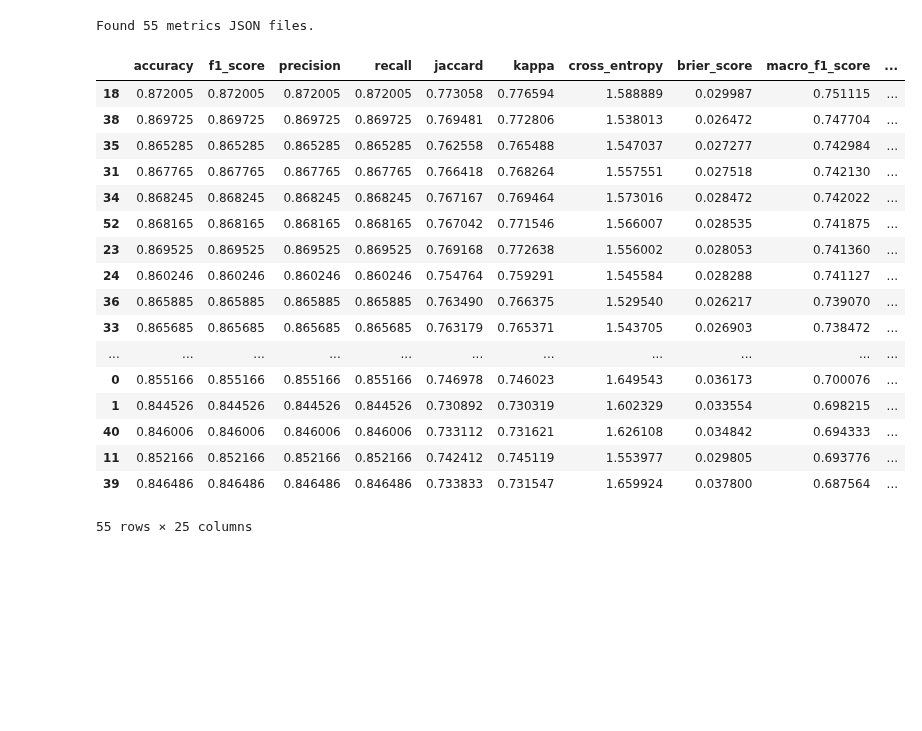
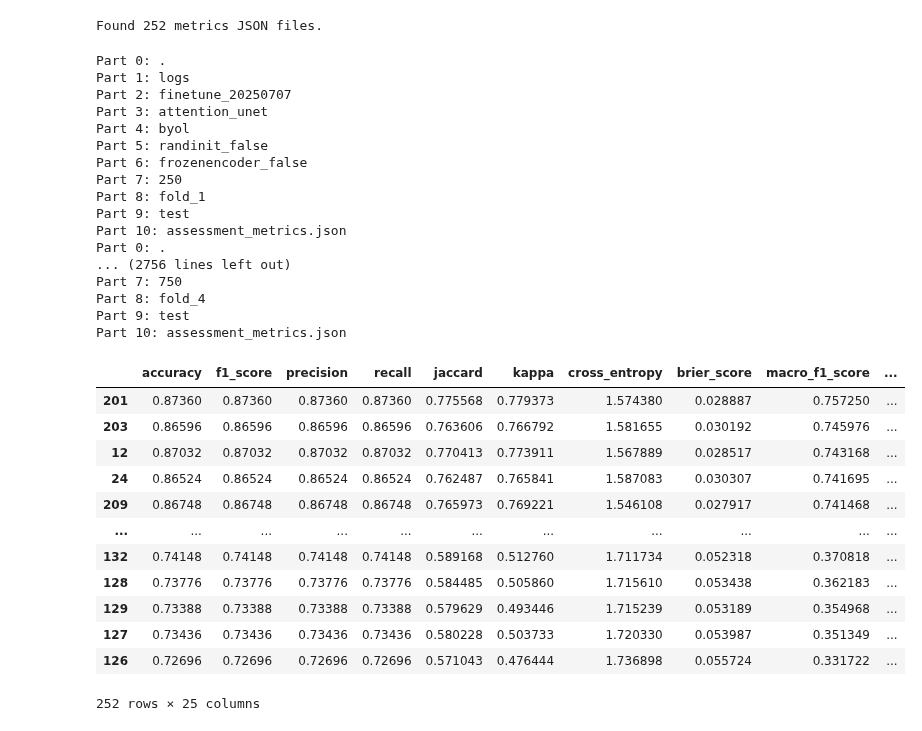
Before and after one commit to DakotaHester/ms-land-cover, a Jupyter notebook: pretrain_results.ipynb, the cells around one changed output. Saved outputs shown, nothing was run; the diff lists cells and outputs as text; code cells hidden in the pictures; blank space fills up the shorter version.

```diff
--- a/pretrain_results.ipynb
+++ b/pretrain_results.ipynb
@@ -6,48 +6,62 @@ import pandas as pd
 import matplotlib.pyplot as plt
 import json
 # %%
-metrics_json_paths = glob('./logs/finetune_20250704/*/*/*/*/*/*/*/assessment_metrics.json')
+metrics_json_paths = glob(f'.{os.sep}logs{os.sep}finetune_20250707{os.sep}*{os.sep}*{os.sep}*{os.sep}*{os.sep}*{os.sep}*{os.sep}*{os.sep}assessment_metrics.json')
 print(f'Found {len(metrics_json_paths)} metrics JSON files.')
 # %% [output]
-Found 55 metrics JSON files.
+Found 252 metrics JSON files.
 # %%
 metrics_records = []
 for metrics_json in metrics_json_paths:
     split_path_parts = metrics_json.split(os.sep)
-    # for i, part in enumerate(split_path_parts):
-        # print(f'Part {i}: {part}')
+    for i, part in enumerate(split_path_parts):
+        print(f'Part {i}: {part}')
     model = split_path_parts[3]
     pretrain_method = split_path_parts[4]
     frozen_encoder = split_path_parts[6] == 'frozenencoder_true'
     n_train = split_path_parts[7]
     fold = split_path_parts[8].split('_')[-1]
 
     metrics = json.load(open(metrics_json, 'r'))
     metrics['model'] = model
     metrics['pretrain_method'] = pretrain_method
     metrics['frozen_encoder'] = frozen_encoder
     metrics['n_train'] = n_train
     metrics['fold'] = fold
     metrics_records.append(metrics)
 
 metrics_df = pd.DataFrame(metrics_records)
+metrics_df = metrics_df.loc[(metrics_df['frozen_encoder'] == False) | ((metrics_df['frozen_encoder'] == True) & (metrics_df['model'] == 'linear_probe'))]
+# metrics_df.loc[metrics_df['model'] == 'linear_probe']
 display(metrics_df.sort_values(by='macro_f1_score', ascending=False))
 # %% [output]
+Part 0: .
+Part 1: logs
+Part 2: finetune_20250707
+Part 3: attention_unet
+Part 4: byol
+Part 5: randinit_false
+Part 6: frozenencoder_false
+Part 7: 250
+Part 8: fold_1
+Part 9: test
+Part 10: assessment_metrics.json
+Part 0: .
+... (2756 lines left out)
+Part 7: 750
+Part 8: fold_4
+Part 9: test
+Part 10: assessment_metrics.json
 |  | accuracy | f1_score | precision | recall | jaccard | kappa | cross_entropy | brier_score | macro_f1_score | ... |
-| 18 | 0.872005 | 0.872005 | 0.872005 | 0.872005 | 0.773058 | 0.776594 | 1.588889 | 0.029987 | 0.751115 | ... |
-| 38 | 0.869725 | 0.869725 | 0.869725 | 0.869725 | 0.769481 | 0.772806 | 1.538013 | 0.026472 | 0.747704 | ... |
-| 35 | 0.865285 | 0.865285 | 0.865285 | 0.865285 | 0.762558 | 0.765488 | 1.547037 | 0.027277 | 0.742984 | ... |
-| 31 | 0.867765 | 0.867765 | 0.867765 | 0.867765 | 0.766418 | 0.768264 | 1.557551 | 0.027518 | 0.742130 | ... |
-| 34 | 0.868245 | 0.868245 | 0.868245 | 0.868245 | 0.767167 | 0.769464 | 1.573016 | 0.028472 | 0.742022 | ... |
-| 52 | 0.868165 | 0.868165 | 0.868165 | 0.868165 | 0.767042 | 0.771546 | 1.566007 | 0.028535 | 0.741875 | ... |
-| 23 | 0.869525 | 0.869525 | 0.869525 | 0.869525 | 0.769168 | 0.772638 | 1.556002 | 0.028053 | 0.741360 | ... |
-| 24 | 0.860246 | 0.860246 | 0.860246 | 0.860246 | 0.754764 | 0.759291 | 1.545584 | 0.028288 | 0.741127 | ... |
-| 36 | 0.865885 | 0.865885 | 0.865885 | 0.865885 | 0.763490 | 0.766375 | 1.529540 | 0.026217 | 0.739070 | ... |
-| 33 | 0.865685 | 0.865685 | 0.865685 | 0.865685 | 0.763179 | 0.765371 | 1.543705 | 0.026903 | 0.738472 | ... |
+| 201 | 0.87360 | 0.87360 | 0.87360 | 0.87360 | 0.775568 | 0.779373 | 1.574380 | 0.028887 | 0.757250 | ... |
+| 203 | 0.86596 | 0.86596 | 0.86596 | 0.86596 | 0.763606 | 0.766792 | 1.581655 | 0.030192 | 0.745976 | ... |
+| 12 | 0.87032 | 0.87032 | 0.87032 | 0.87032 | 0.770413 | 0.773911 | 1.567889 | 0.028517 | 0.743168 | ... |
+| 24 | 0.86524 | 0.86524 | 0.86524 | 0.86524 | 0.762487 | 0.765841 | 1.587083 | 0.030307 | 0.741695 | ... |
+| 209 | 0.86748 | 0.86748 | 0.86748 | 0.86748 | 0.765973 | 0.769221 | 1.546108 | 0.027917 | 0.741468 | ... |
 | ... | ... | ... | ... | ... | ... | ... | ... | ... | ... | ... |
-| 0 | 0.855166 | 0.855166 | 0.855166 | 0.855166 | 0.746978 | 0.746023 | 1.649543 | 0.036173 | 0.700076 | ... |
-| 1 | 0.844526 | 0.844526 | 0.844526 | 0.844526 | 0.730892 | 0.730319 | 1.602329 | 0.033554 | 0.698215 | ... |
-| 40 | 0.846006 | 0.846006 | 0.846006 | 0.846006 | 0.733112 | 0.731621 | 1.626108 | 0.034842 | 0.694333 | ... |
-| 11 | 0.852166 | 0.852166 | 0.852166 | 0.852166 | 0.742412 | 0.745119 | 1.553977 | 0.029805 | 0.693776 | ... |
-| 39 | 0.846486 | 0.846486 | 0.846486 | 0.846486 | 0.733833 | 0.731547 | 1.659924 | 0.037800 | 0.687564 | ... |
+| 132 | 0.74148 | 0.74148 | 0.74148 | 0.74148 | 0.589168 | 0.512760 | 1.711734 | 0.052318 | 0.370818 | ... |
+| 128 | 0.73776 | 0.73776 | 0.73776 | 0.73776 | 0.584485 | 0.505860 | 1.715610 | 0.053438 | 0.362183 | ... |
+| 129 | 0.73388 | 0.73388 | 0.73388 | 0.73388 | 0.579629 | 0.493446 | 1.715239 | 0.053189 | 0.354968 | ... |
+| 127 | 0.73436 | 0.73436 | 0.73436 | 0.73436 | 0.580228 | 0.503733 | 1.720330 | 0.053987 | 0.351349 | ... |
+| 126 | 0.72696 | 0.72696 | 0.72696 | 0.72696 | 0.571043 | 0.476444 | 1.736898 | 0.055724 | 0.331722 | ... |
-55 rows × 25 columns
+252 rows × 25 columns
```
Also changed, not shown: parts of 10 cells of this notebook.
